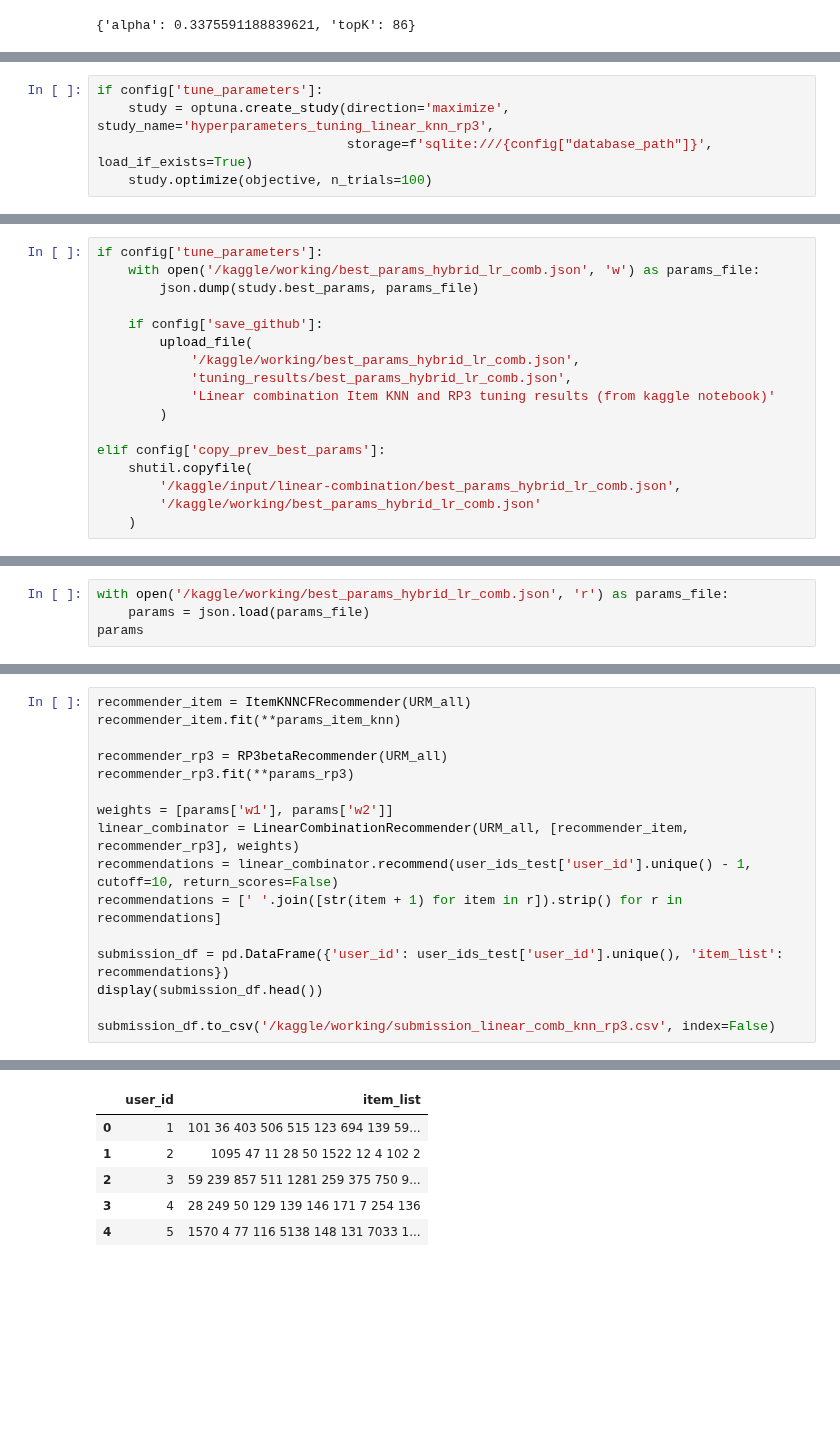
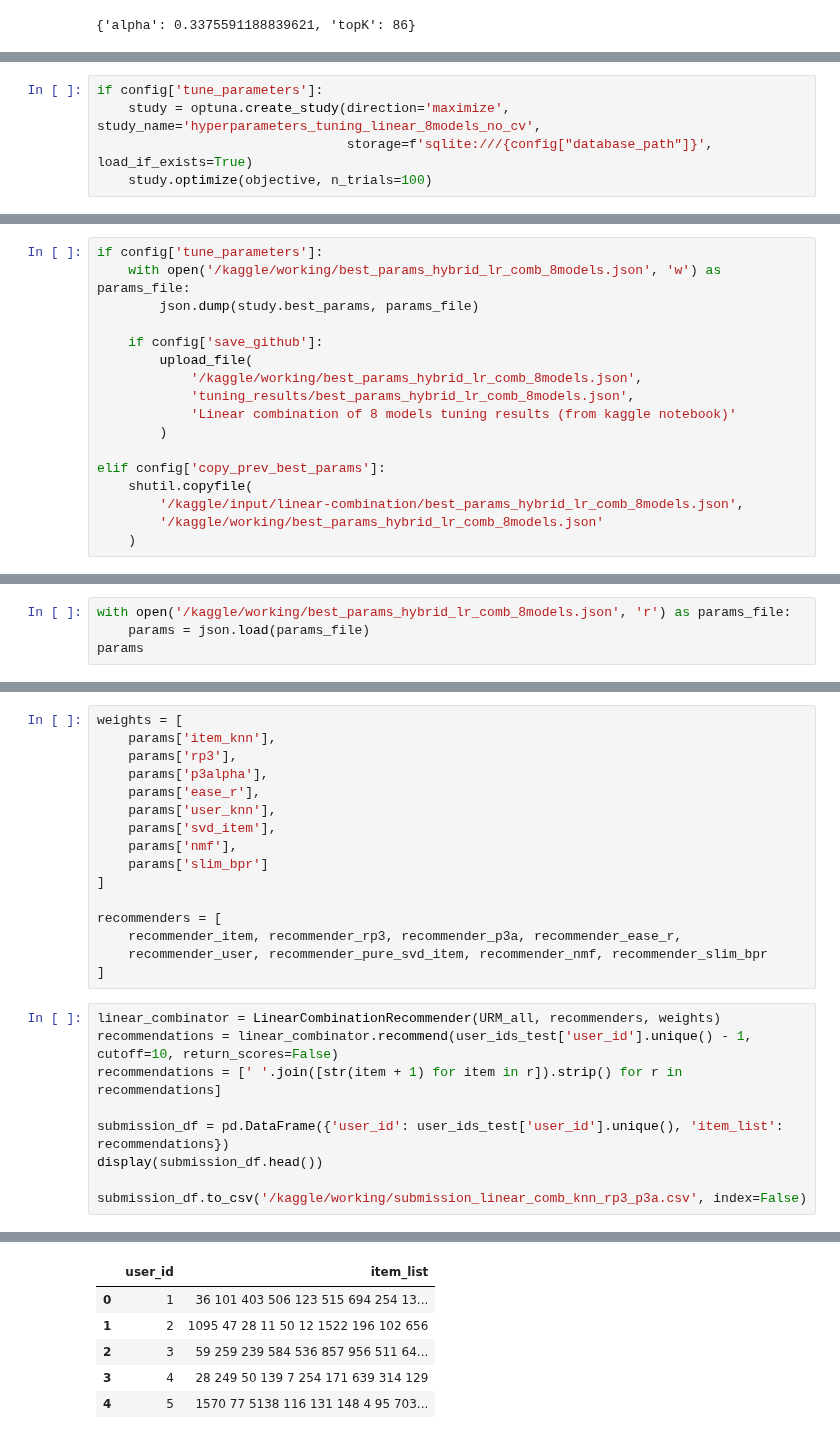
Before and after one commit to CarloSgaravatti/Recsys_Challenge_2023, a Jupyter notebook: challenge_notebooks/linear-combination.ipynb, the cells around one changed output, grey strips where cells are left out. Saved outputs shown, nothing was run; the diff lists cells and outputs as text; blank space fills up the shorter version.

```diff
--- a/challenge_notebooks/linear-combination.ipynb
+++ b/challenge_notebooks/linear-combination.ipynb
@@ -279,7 +404,7 @@ except FileNotFoundError:
     pass
 # %%
 if config['tune_parameters']:
-    study = optuna.create_study(direction='maximize', study_name='hyperparameters_tuning_linear_knn_rp3',
+    study = optuna.create_study(direction='maximize', study_name='hyperparameters_tuning_linear_8models_no_cv',
                                 storage=f'sqlite:///{config["database_path"]}', load_if_exists=True)
     study.optimize(objective, n_trials=100)
 # %% [output]
@@ -412,20 +459,20 @@ if config['tune_parameters']:
 [interactive output not drawn]
 # %%
 if config['tune_parameters']:
-    with open('/kaggle/working/best_params_hybrid_lr_comb.json', 'w') as params_file:
+    with open('/kaggle/working/best_params_hybrid_lr_comb_8models.json', 'w') as params_file:
         json.dump(study.best_params, params_file)
 
     if config['save_github']:
         upload_file(
-            '/kaggle/working/best_params_hybrid_lr_comb.json',
-            'tuning_results/best_params_hybrid_lr_comb.json',
-            'Linear combination Item KNN and RP3 tuning results (from kaggle notebook)'
+            '/kaggle/working/best_params_hybrid_lr_comb_8models.json',
+            'tuning_results/best_params_hybrid_lr_comb_8models.json',
+            'Linear combination of 8 models tuning results (from kaggle notebook)'
         )
 
 elif config['copy_prev_best_params']:
     shutil.copyfile(
-        '/kaggle/input/linear-combination/best_params_hybrid_lr_comb.json',
-        '/kaggle/working/best_params_hybrid_lr_comb.json'
+        '/kaggle/input/linear-combination/best_params_hybrid_lr_comb_8models.json',
+        '/kaggle/working/best_params_hybrid_lr_comb_8models.json'
     )
 # %%
 if config['save_github'] and config['tune_parameters']:
@@ -436,6 +483,6 @@ if config['save_github'] and config['tune_parameters']:
     )
 # %%
-with open('/kaggle/working/best_params_hybrid_lr_comb.json', 'r') as params_file:
+with open('/kaggle/working/best_params_hybrid_lr_comb_8models.json', 'r') as params_file:
     params = json.load(params_file)
 params
 # %% [output]
@@ -443,17 +542,26 @@ params
+# %%
+weights = [
+    params['item_knn'],
+    params['rp3'],
+    params['p3alpha'],
+    params['ease_r'],
+    params['user_knn'],
+    params['svd_item'],
+    params['nmf'],
+    params['slim_bpr']
+]
+
+recommenders = [
+    recommender_item, recommender_rp3, recommender_p3a, recommender_ease_r,
+    recommender_user, recommender_pure_svd_item, recommender_nmf, recommender_slim_bpr
+]
 # %%
-recommender_item = ItemKNNCFRecommender(URM_all)
-recommender_item.fit(**params_item_knn)
-
-recommender_rp3 = RP3betaRecommender(URM_all)
-recommender_rp3.fit(**params_rp3)
-
-weights = [params['w1'], params['w2']]
-linear_combinator = LinearCombinationRecommender(URM_all, [recommender_item, recommender_rp3], weights)
+linear_combinator = LinearCombinationRecommender(URM_all, recommenders, weights)
 recommendations = linear_combinator.recommend(user_ids_test['user_id'].unique() - 1, cutoff=10, return_scores=False)
 recommendations = [' '.join([str(item + 1) for item in r]).strip() for r in recommendations]
 
 submission_df = pd.DataFrame({'user_id': user_ids_test['user_id'].unique(), 'item_list': recommendations})
 display(submission_df.head())
 
-submission_df.to_csv('/kaggle/working/submission_linear_comb_knn_rp3.csv', index=False)
+submission_df.to_csv('/kaggle/working/submission_linear_comb_knn_rp3_p3a.csv', index=False)
 # %% [output]
@@ -466,8 +568,8 @@ RP3betaRecommender: Similarity column 22347 (100.0%), 2512.07 column/sec. Elapse
 Recommender_Base_Class: URM Detected 386 ( 3.0%) users with no interactions.
 Recommender_Base_Class: URM Detected 125 ( 0.6%) items with no interactions.
 |  | user_id | item_list |
-| 0 | 1 | 101 36 403 506 515 123 694 139 59... |
-| 1 | 2 | 1095 47 11 28 50 1522 12 4 102 2 |
-| 2 | 3 | 59 239 857 511 1281 259 375 750 9... |
-| 3 | 4 | 28 249 50 129 139 146 171 7 254 136 |
-| 4 | 5 | 1570 4 77 116 5138 148 131 7033 1... |
+| 0 | 1 | 36 101 403 506 123 515 694 254 13... |
+| 1 | 2 | 1095 47 28 11 50 12 1522 196 102 656 |
+| 2 | 3 | 59 259 239 584 536 857 956 511 64... |
+| 3 | 4 | 28 249 50 139 7 254 171 639 314 129 |
+| 4 | 5 | 1570 77 5138 116 131 148 4 95 703... |
```
Also changed, not shown: parts of 19 cells of this notebook.
